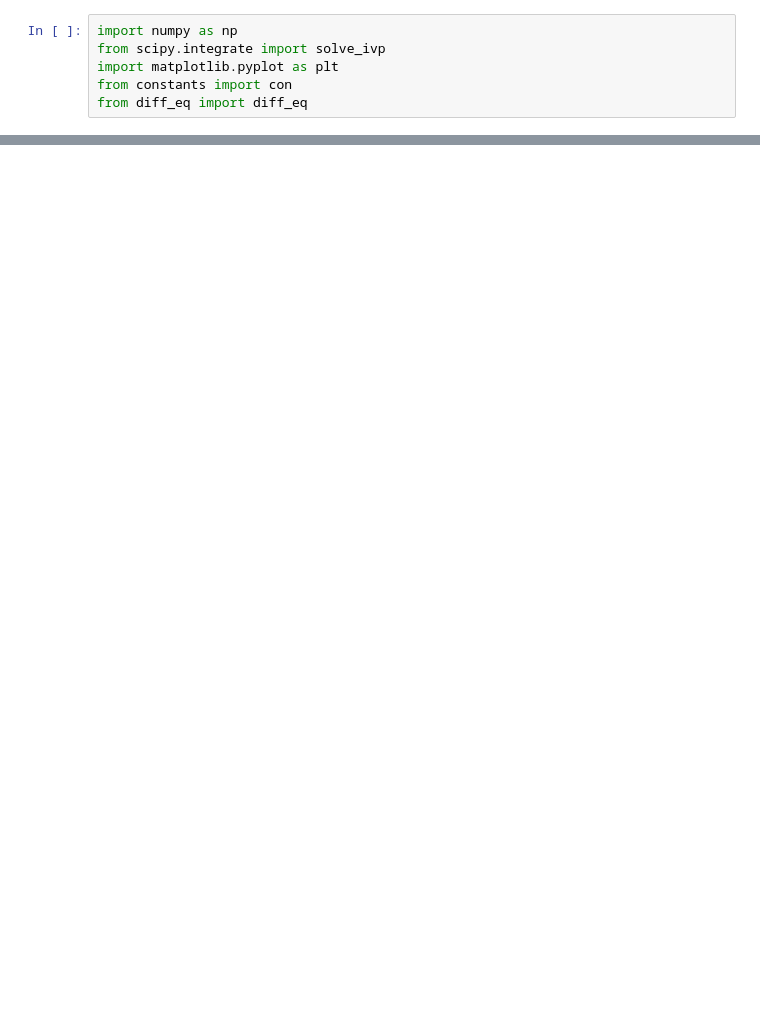
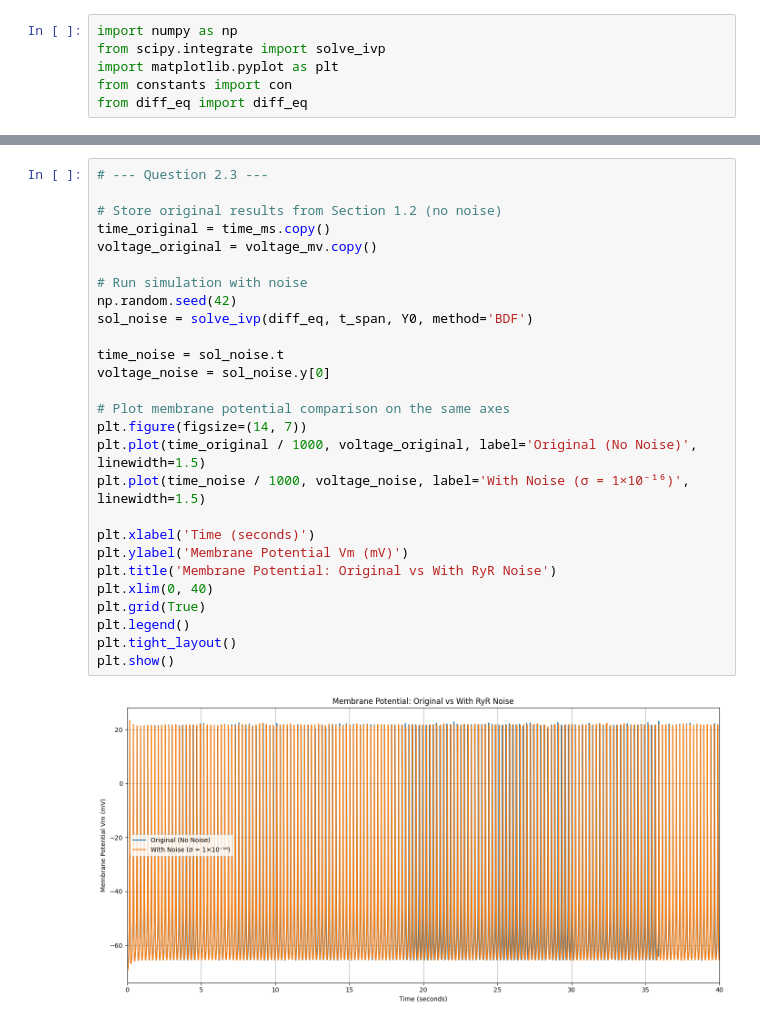
Before and after one commit to Mei-Sab/Project-part-3--BioElectrical-Phenomenas-, a Jupyter notebook: main.ipynb, the cells around one changed output, grey strips where cells are left out. Drawn from its saved outputs; the diff is of its cells as text; blank space fills up the shorter version.

```diff
--- a/main.ipynb
+++ b/main.ipynb
@@ -199,0 +201,29 @@ pNN50:               0.00 %
+# %%
+# --- Question 2.3 ---
+
+# Store original results from Section 1.2 (no noise)
+time_original = time_ms.copy()
+voltage_original = voltage_mv.copy()
+
+# Run simulation with noise
+np.random.seed(42)
+sol_noise = solve_ivp(diff_eq, t_span, Y0, method='BDF')
+
+time_noise = sol_noise.t
+voltage_noise = sol_noise.y[0]
+
+# Plot membrane potential comparison on the same axes
+plt.figure(figsize=(14, 7))
+plt.plot(time_original / 1000, voltage_original, label='Original (No Noise)', linewidth=1.5)
+plt.plot(time_noise / 1000, voltage_noise, label='With Noise (σ = 1×10⁻¹⁶)', linewidth=1.5)
+
+plt.xlabel('Time (seconds)')
+plt.ylabel('Membrane Potential Vm (mV)')
+plt.title('Membrane Potential: Original vs With RyR Noise')
+plt.xlim(0, 40)
+plt.grid(True)
+plt.legend()
+plt.tight_layout()
+plt.show()
+# %% [output]
+[figure, added]
```
Also changed, not shown: parts of 9 cells of this notebook, 2 other files.
